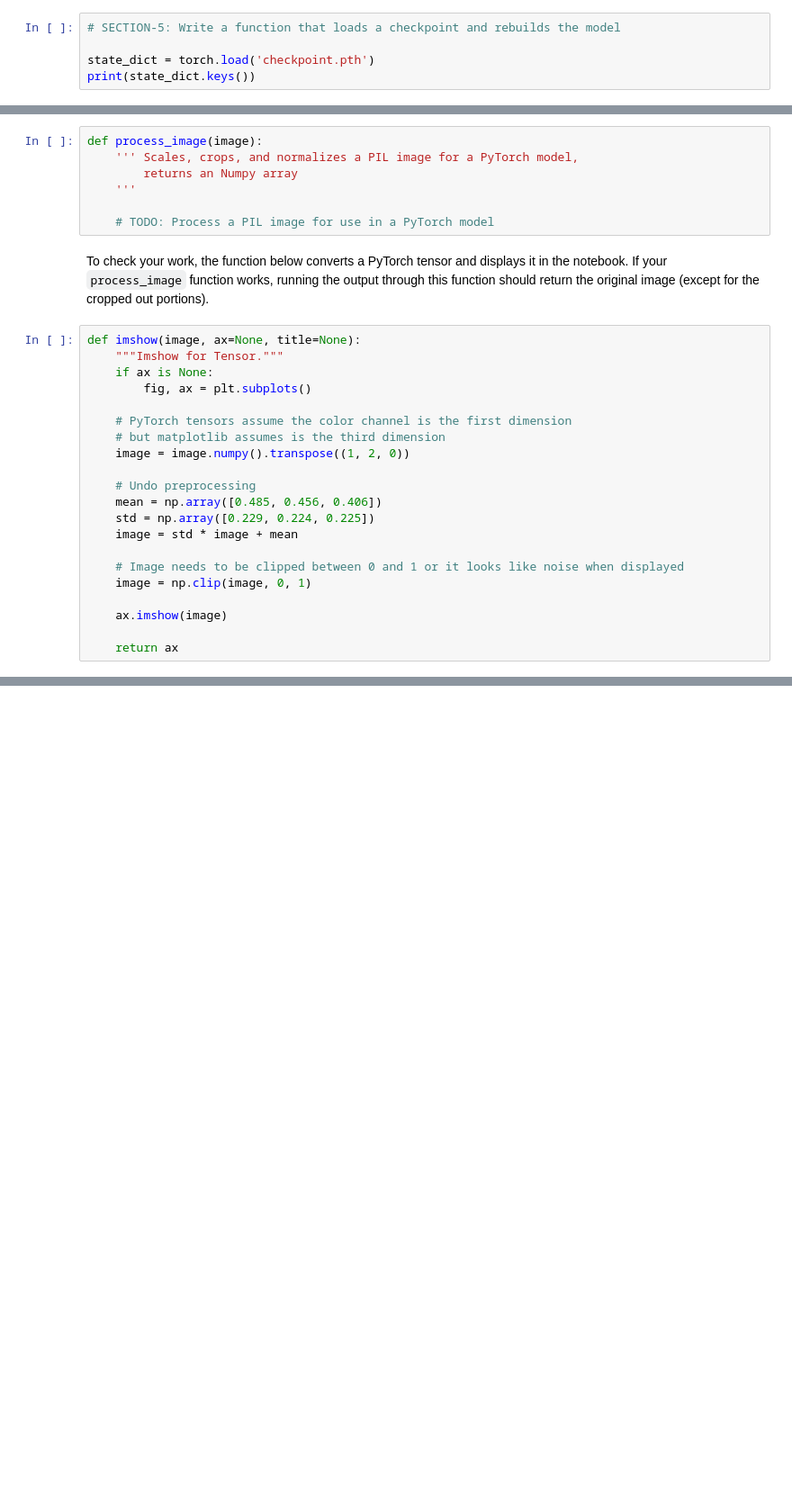
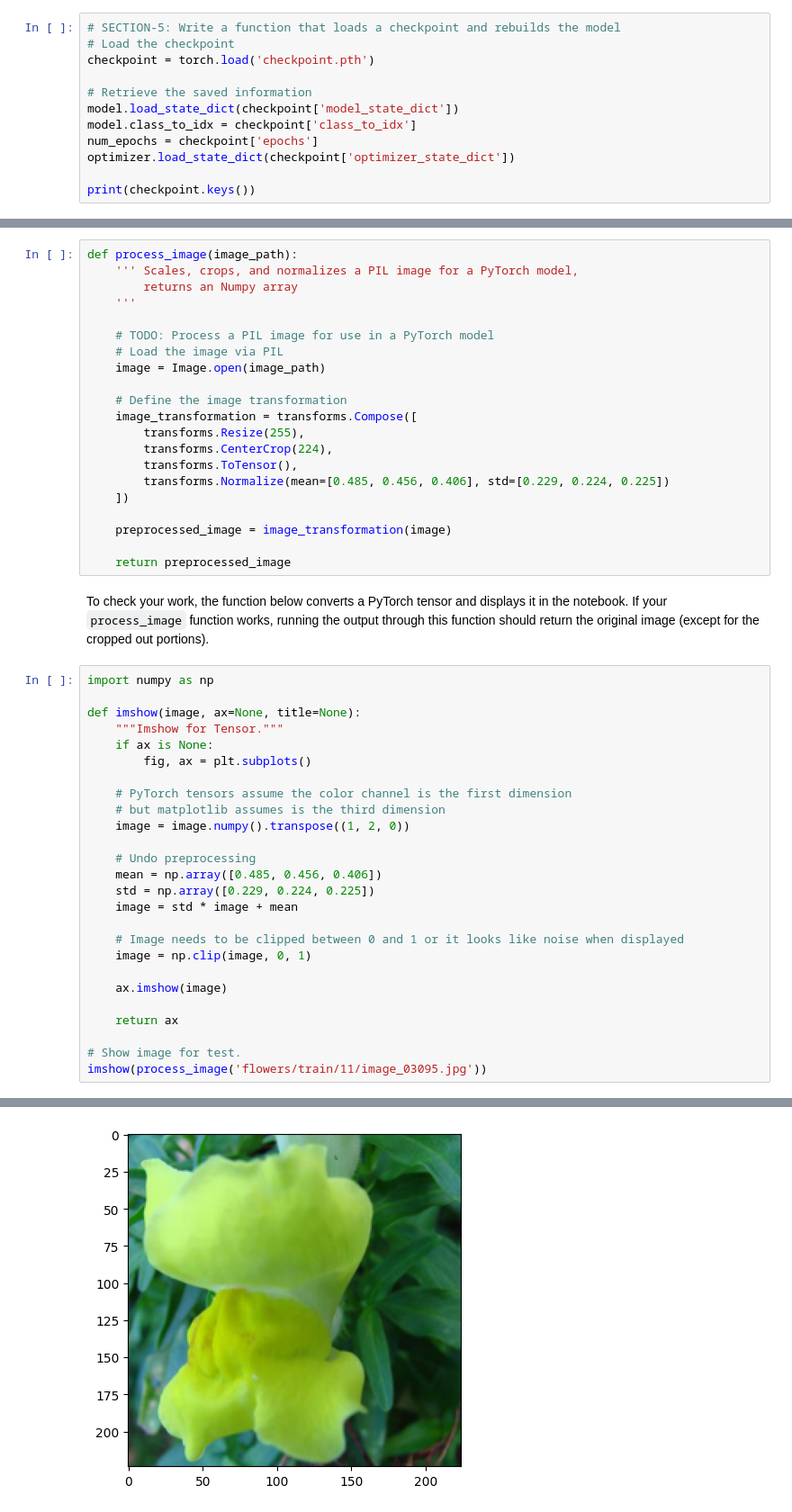
Before and after one commit to KaanRF/aipnd-project, a Jupyter notebook: Image Classifier Project.ipynb, the cells around one changed output, grey strips where cells are left out. Shown at 90% size. Drawn from its saved outputs; the diff is of its cells as text; blank space fills up the shorter version.

```diff
--- a/Image Classifier Project.ipynb
+++ b/Image Classifier Project.ipynb
@@ -301,6 +306,13 @@ torch.save(checkpoint, 'checkpoint.pth')
 At this point it's good to write a function that can load a checkpoint and rebuild the model. That way you can come back to this project and keep working on it without having to retrain the network.
 # %%
 # SECTION-5: Write a function that loads a checkpoint and rebuilds the model
+# Load the checkpoint
+checkpoint = torch.load('checkpoint.pth')
 
-state_dict = torch.load('checkpoint.pth')
-print(state_dict.keys())
+# Retrieve the saved information
+model.load_state_dict(checkpoint['model_state_dict'])
+model.class_to_idx = checkpoint['class_to_idx']
+num_epochs = checkpoint['epochs']
+optimizer.load_state_dict(checkpoint['optimizer_state_dict'])
+
+print(checkpoint.keys())
@@ -331,15 +345,31 @@ As before, the network expects the images to be normalized in a specific way. Fo
 
 And finally, PyTorch expects the color channel to be the first dimension but it's the third dimension in the PIL image and Numpy array. You can reorder dimensions using [`ndarray.transpose`](https://docs.scipy.org/doc/numpy-1.13.0/reference/generated/numpy.ndarray.transpose.html). The color channel needs to be first and retain the order of the other two dimensions.
 # %%
-def process_image(image):
+def process_image(image_path):
     ''' Scales, crops, and normalizes a PIL image for a PyTorch model,
         returns an Numpy array
     '''
 
     # TODO: Process a PIL image for use in a PyTorch model
+    # Load the image via PIL
+    image = Image.open(image_path)
+
+    # Define the image transformation
+    image_transformation = transforms.Compose([
+        transforms.Resize(255),
+        transforms.CenterCrop(224),
+        transforms.ToTensor(),
+        transforms.Normalize(mean=[0.485, 0.456, 0.406], std=[0.229, 0.224, 0.225])
+    ])
+
+    preprocessed_image = image_transformation(image)
+
+    return preprocessed_image
 # %% [markdown]
 To check your work, the function below converts a PyTorch tensor and displays it in the notebook. If your `process_image` function works, running the output through this function should return the original image (except for the cropped out portions).
 # %%
+import numpy as np
+
 def imshow(image, ax=None, title=None):
     """Imshow for Tensor."""
     if ax is None:
@@ -360,3 +390,7 @@ def imshow(image, ax=None, title=None):
     ax.imshow(image)
 
     return ax
+
+# Show image for test.
+imshow(process_image('flowers/train/11/image_03095.jpg'))
+# %% [output]
@@ -363,3 +398,4 @@ def imshow(image, ax=None, title=None):
+[figure, added]
 # %% [markdown]
 ## Class Prediction
 
```
Also changed, not shown: parts of 10 cells of this notebook.
